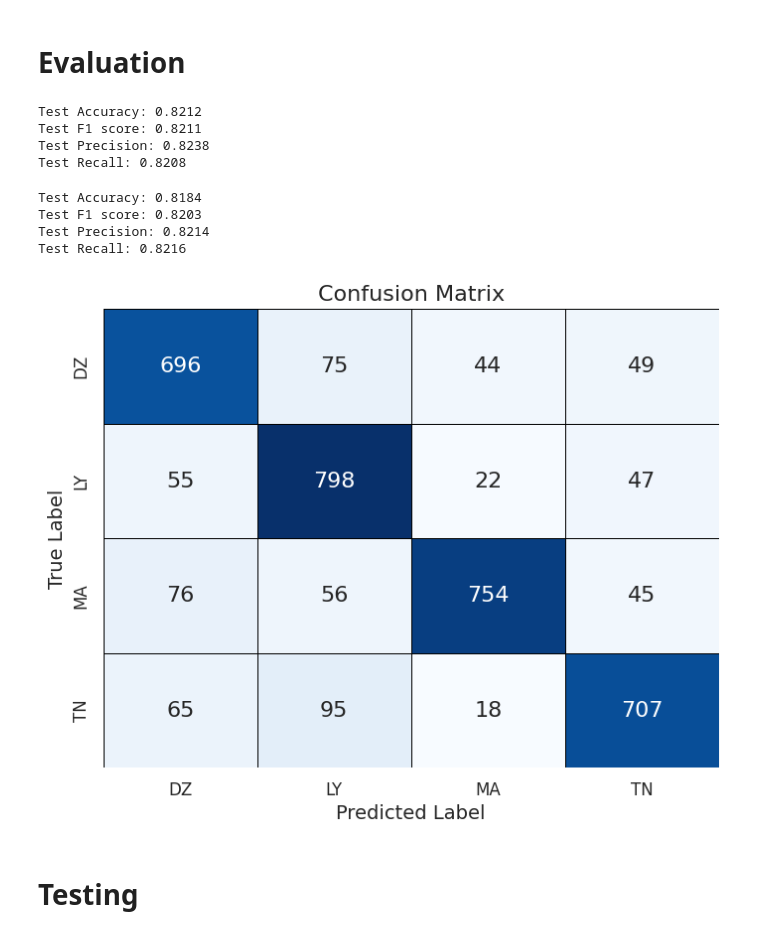
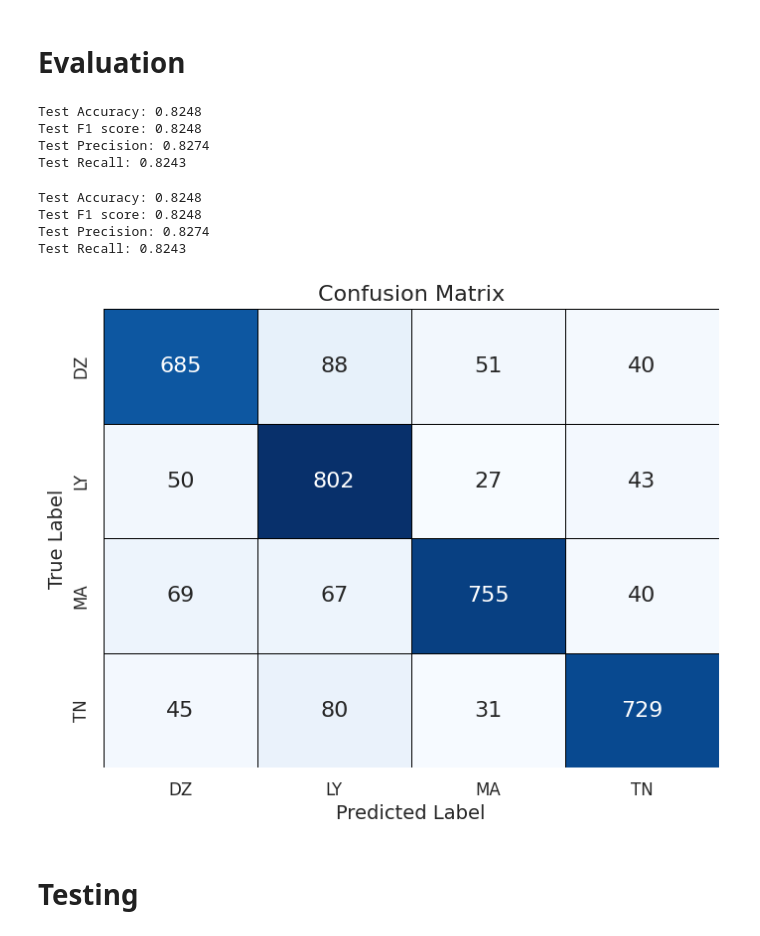
Before and after one commit to Skander28/LastWork, a Jupyter notebook: LSTM.ipynb, the cells around one changed output. Saved outputs shown, nothing was run; the diff lists cells and outputs as text; code cells hidden in the pictures.

```diff
--- a/LSTM.ipynb
+++ b/LSTM.ipynb
@@ -191,7 +191,7 @@ class MyModel(nn.Module):
 device = torch.device("cuda:0" if torch.cuda.is_available() else "cpu")
 model = MyModel(vocab_size, emb_dim, max_length).to(device)
 optimizer = optim.Adam(model.parameters(),lr=0.001)
-criterion = nn.BCEWithLogitsLoss()
+criterion = nn.CrossEntropyLoss()
 
 best_val_loss = float('inf')
 patience = 8
@@ -279,10 +279,10 @@ print('Test F1 score: {:.4f}'.format(test_f1))
 print('Test Precision: {:.4f}'.format(test_prec))
 print('Test Recall: {:.4f}'.format(test_recall))
 # %% [output]
-Test Accuracy: 0.8212
-Test F1 score: 0.8211
-Test Precision: 0.8238
-Test Recall: 0.8208
+Test Accuracy: 0.8248
+Test F1 score: 0.8248
+Test Precision: 0.8274
+Test Recall: 0.8243
 # %%
 import sklearn.metrics as metrics
 import matplotlib.pyplot as plt
@@ -295,44 +295,54 @@ y_pred = []
 with torch.no_grad():
     for batch in test_dataloader:
         inputs, labels = batch[0].to(device), batch[1].to(device)
-        labels = labels.float()
         outputs = model(inputs)
-        preds = torch.sigmoid(outputs) > 0.6
+        preds = torch.softmax(outputs, dim=1)
+        _, predicted_classes = torch.max(preds, dim=1)
+
         y_true.extend(labels.cpu().detach().numpy())
-        y_pred.extend(preds.cpu().detach().numpy())
+        y_pred.extend(predicted_classes.cpu().detach().numpy())
 
 # Convert lists to NumPy arrays
 y_true = np.array(y_true)
 y_pred = np.array(y_pred)
+
+# If y_true is one-hot encoded, convert it to integer labels
+if len(y_true.shape) > 1 and y_true.shape[1] > 1:
+    y_true = np.argmax(y_true, axis=1)
+
 
 test_acc = metrics.accuracy_score(y_true, y_pred)
 test_f1 = metrics.f1_score(y_true, y_pred, average='macro')
 test_prec = metrics.precision_score(y_true, y_pred, average='macro')
 test_recall = metrics.recall_score(y_true, y_pred, average='macro')
 
 print('Test Accuracy: {:.4f}'.format(test_acc))
 print('Test F1 score: {:.4f}'.format(test_f1))
 print('Test Precision: {:.4f}'.format(test_prec))
 print('Test Recall: {:.4f}'.format(test_recall))
 
 # Calculate confusion matrix
-test_confusion_matrix = metrics.confusion_matrix(y_true.argmax(axis=1), y_pred.argmax(axis=1), labels=[0, 1, 2, 3])
+if np.ndim(y_true) > 0 and np.ndim(y_pred) > 0:
+    y_true = np.squeeze(y_true)
+    y_pred = np.squeeze(y_pred)
+
+test_confusion_matrix = metrics.confusion_matrix(y_true, y_pred, labels=[0, 1, 2, 3])
 sns.set(font_scale=1.2)
 fig, ax = plt.subplots(figsize=(8, 6))
 sns.heatmap(test_confusion_matrix, annot=True, fmt='d', cmap='Blues', cbar=False,
             annot_kws={"size": 16}, linewidths=0.5, linecolor='black', ax=ax)
 ax.set_xlabel('Predicted Label', fontsize=14)
 ax.set_ylabel('True Label', fontsize=14)
 ax.set_xticklabels(["DZ", "LY", "MA", "TN"], fontsize=12)
 ax.set_yticklabels(["DZ", "LY", "MA", "TN"], fontsize=12)
 plt.title('Confusion Matrix', fontsize=16)
 plt.show()
 # %% [output]
-Test Accuracy: 0.8184
-Test F1 score: 0.8203
-Test Precision: 0.8214
-Test Recall: 0.8216
+Test Accuracy: 0.8248
+Test F1 score: 0.8248
+Test Precision: 0.8274
+Test Recall: 0.8243
-[figure, old version]
+[figure, new version]
 # %% [markdown]
 # **Testing**
 # %%
```
Also changed, not shown: parts of 2 cells of this notebook.
